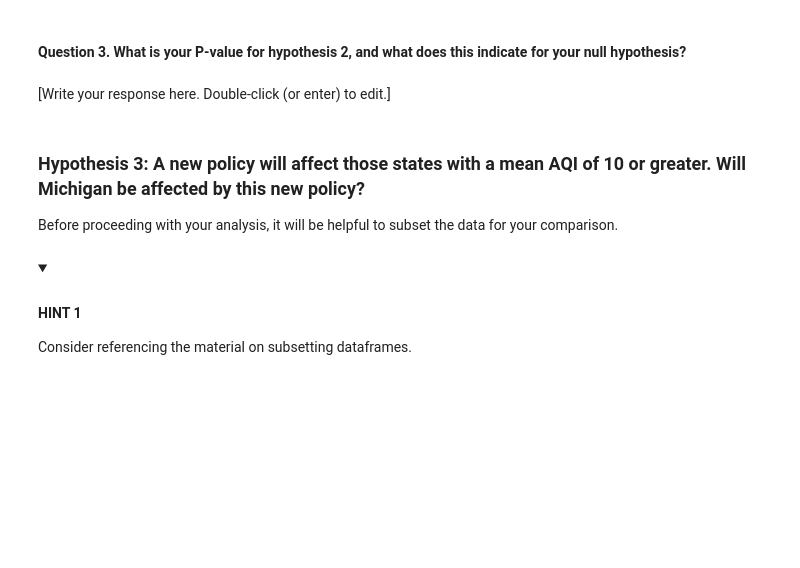
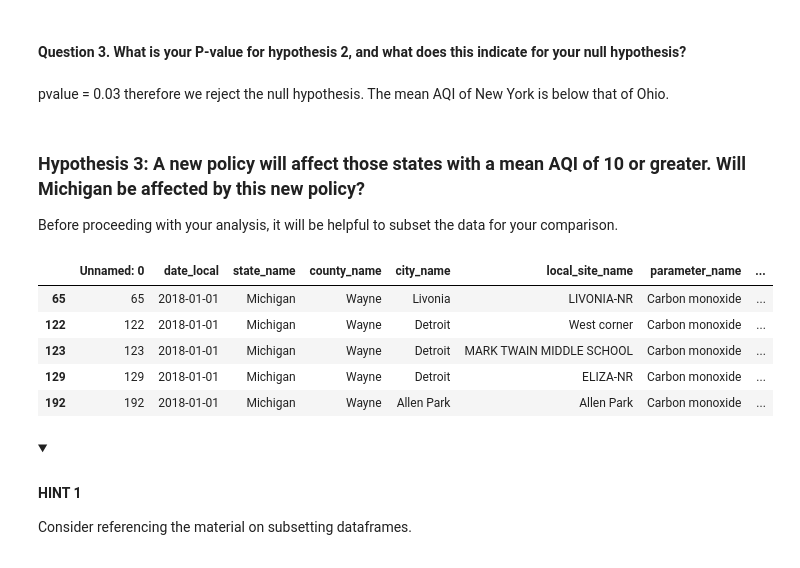
Before and after one commit to Glorthur/Data_analysis_project, a Jupyter notebook: Activity_Explore_hypothesis_testing.ipynb, the cells around one changed output. Drawn from its saved outputs; the diff is of its cells as text; code cells hidden in the pictures; folded sections open; blank space fills up the shorter version.

```diff
--- a/Activity_Explore_hypothesis_testing.ipynb
+++ b/Activity_Explore_hypothesis_testing.ipynb
@@ -310,16 +376,26 @@ Here, you are comparing the sample means between two independent samples in one
 </details>
 # %% [markdown]
 #### **Question 3. What is your P-value for hypothesis 2, and what does this indicate for your null hypothesis?**
-# %% [markdown]
-[Write your response here. Double-click (or enter) to edit.]
+# %% [markdown]
+pvalue = 0.03
+therefore we reject the null hypothesis.
+The mean AQI of New York is below that of Ohio.
 # %% [markdown]
 ###  Hypothesis 3: A new policy will affect those states with a mean AQI of 10 or greater. Will Michigan be affected by this new policy?
 
 Before proceeding with your analysis, it will be helpful to subset the data for your comparison.
 # %%
 # Create dataframes for each sample being compared in your test
-
+michigan_df = aqi[aqi['state_name'] == 'Michigan']
+michigan_df.head()
 ### YOUR CODE HERE ###
+# %% [output]
+|  | Unnamed: 0 | date_local | state_name | county_name | city_name | local_site_name | parameter_name | ... |
+| 65 | 65 | 2018-01-01 | Michigan | Wayne | Livonia | LIVONIA-NR | Carbon monoxide | ... |
+| 122 | 122 | 2018-01-01 | Michigan | Wayne | Detroit | West corner | Carbon monoxide | ... |
+| 123 | 123 | 2018-01-01 | Michigan | Wayne | Detroit | MARK TWAIN MIDDLE SCHOOL | Carbon monoxide | ... |
+| 129 | 129 | 2018-01-01 | Michigan | Wayne | Detroit | ELIZA-NR | Carbon monoxide | ... |
+| 192 | 192 | 2018-01-01 | Michigan | Wayne | Allen Park | Allen Park | Carbon monoxide | ... |
 # %% [markdown]
 <details>
   <summary><h4><strong>HINT 1</strong></h4></summary>
```
Also changed, not shown: parts of 22 cells of this notebook.
